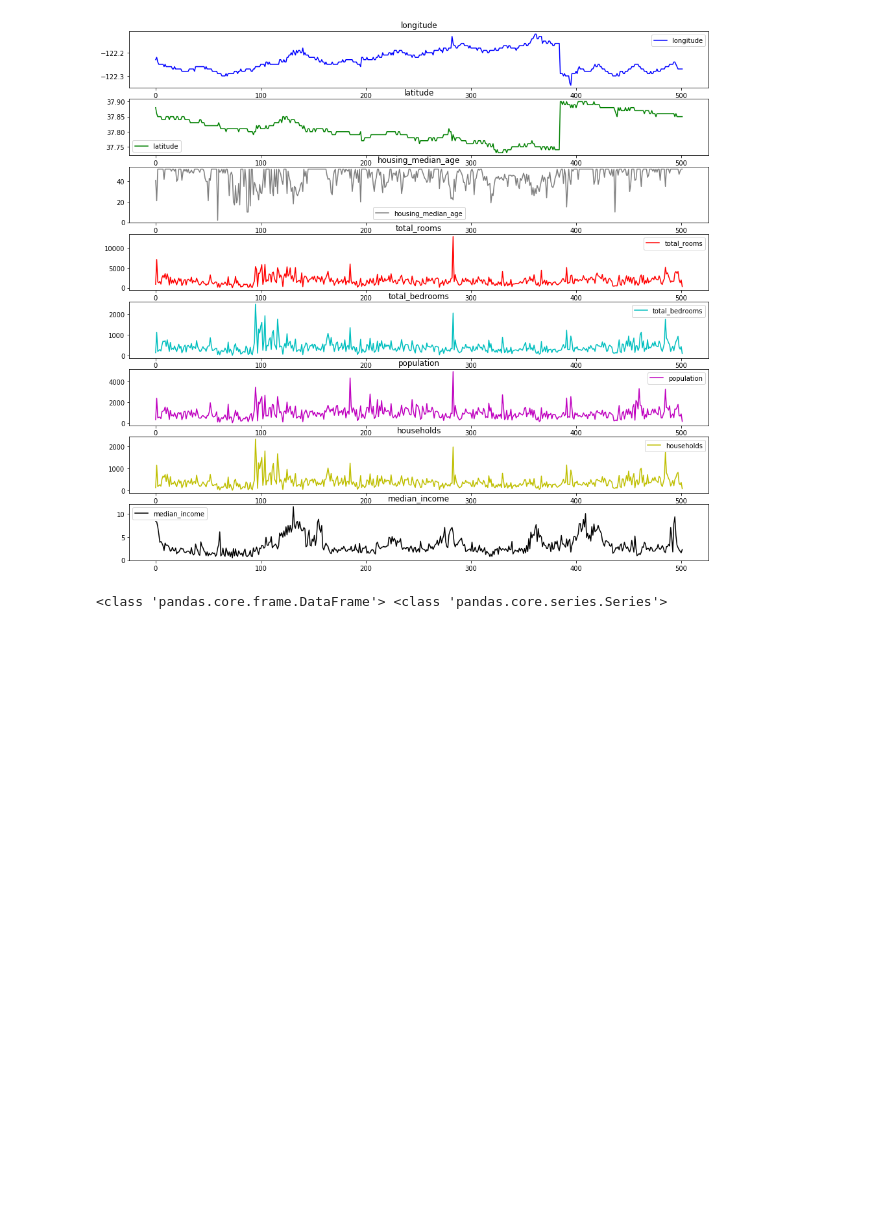
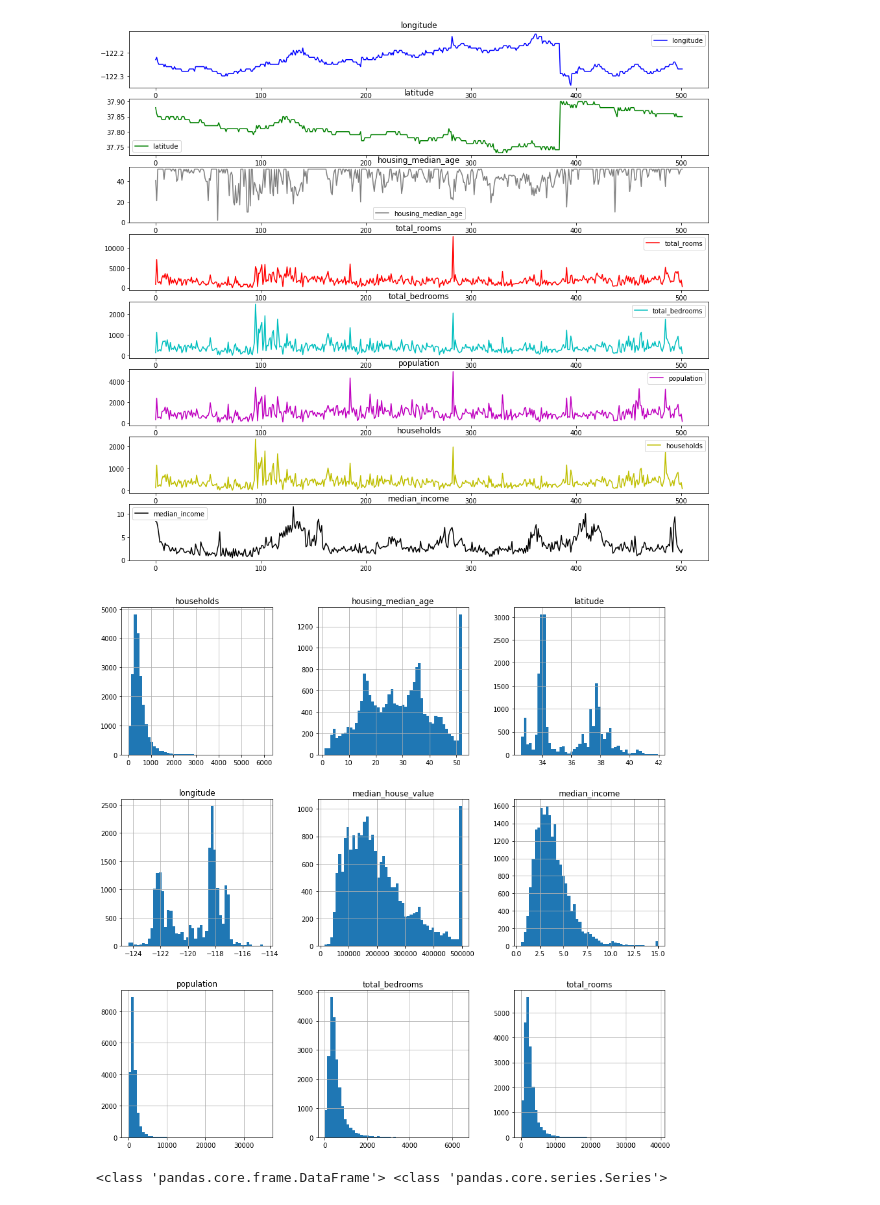
Before and after one commit to NTsering/housing-price, a Jupyter notebook: NLP_Lab2.ipynb, the cells around one changed output. Cells and saved outputs as stored; diff of their text form; code cells hidden in the pictures; blank space fills up the shorter version.

```diff
--- a/NLP_Lab2.ipynb
+++ b/NLP_Lab2.ipynb
@@ -53,6 +57,11 @@ for i in range(8):
 plt.show()
 # %% [output]
 [figure]
+# %%
+dataset.hist(bins=50, figsize=(15,15))
+plt.show()
+# %% [output]
+[figure, added]
 # %%
 # To prdict the mdian house value'
 Y = dataset['median_house_value']
```
Also changed, not shown: parts of 18 cells of this notebook.
